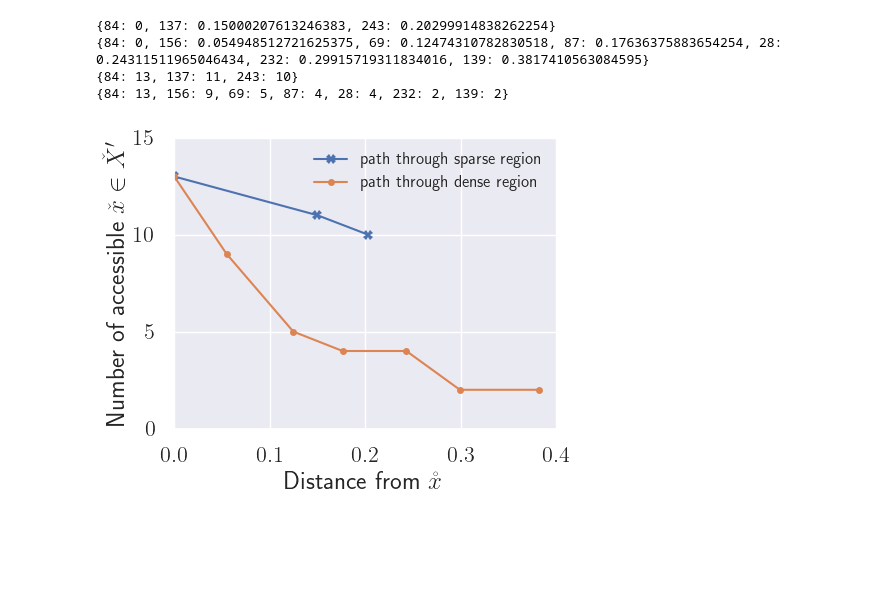
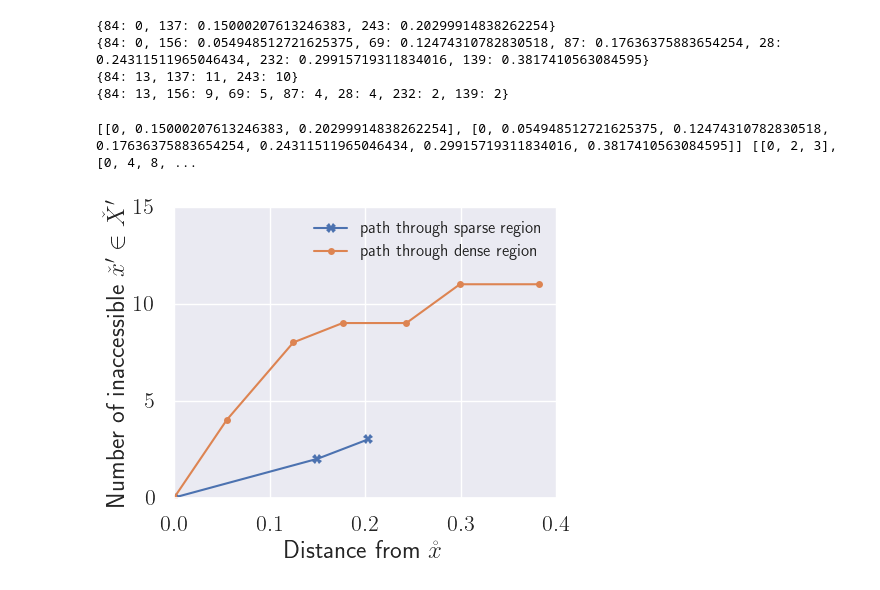
Before and after one commit to xuanxuanxuan-git/facelift, a Jupyter notebook: examples/two_moons.ipynb, the cells around one changed output. Saved outputs shown, nothing was run; the diff lists cells and outputs as text; code cells hidden in the pictures; blank space fills up the shorter version.

Commit message:
update two moon

```diff
--- a/examples/two_moons.ipynb
+++ b/examples/two_moons.ipynb
@@ -15,9 +15,11 @@ from tqdm import tqdm
 from scipy.sparse import csr_matrix, csgraph
 from sklearn.cluster import KMeans
 from matplotlib.lines import Line2D
+from sklearn.model_selection import GridSearchCV
+from sklearn.neighbors import KernelDensity
 
 plt.style.use("seaborn-v0_8")
-sns.set(color_codes=True)
+sns.set(color_codes=False)
 plt.rc('text', usetex=True)
 plt.rc('text.latex', preamble=r'\usepackage{amsmath}')
 
@@ -664,21 +668,25 @@ dense_factor = count_accessible_cf_points(node_path_dense, X, predictions)
 {84: 13, 156: 9, 69: 5, 87: 4, 28: 4, 232: 2, 139: 2}
 # %%
 all_x = [list(sparse_dist.values()), list(dense_dist.values())]
-all_y = [list(sparse_factor.values()), list(dense_factor.values())]
+all_y = [list(13 - i for i in sparse_factor.values()), list(13 - i for i in dense_factor.values())]
+# %%
+print(all_x, all_y)
+# %% [output]
+[[0, 0.15000207613246383, 0.20299914838262254], [0, 0.054948512721625375, 0.12474310782830518, 0.17636375883654254, 0.24311511965046434, 0.29915719311834016, 0.3817410563084595]] [[0, 2, 3], [0, 4, 8, ...
 # %%
 fig, ax = plt.subplots(figsize=(5,4))
 ax.plot(all_x[0], all_y[0], marker="X", markersize = 7)
 ax.plot(all_x[1], all_y[1], marker="o", markersize = 5)
 ax.legend(["path through sparse region", "path through dense region"], fontsize=12)
 
 ax.set_xlim(0,)
 ax.set_ylim(0,15)
 ax.yaxis.get_major_locator().set_params(integer=True)
 ax.tick_params(axis='both', which='major', labelsize=16)
 ax.set_xlabel(r"Distance from $\mathring{x}$", fontsize=18)
-ax.set_ylabel(r"Number of accessible $\check{x} \in \check{X}^{\prime}$", fontsize=18)
+ax.set_ylabel(r"Number of inaccessible $\check{x}^{\prime} \in \check{X}^{\prime}$", fontsize=18)
 plt.tight_layout()
-plt.savefig(f"{workshop_paper_path}two_moons_directed_path_accessible_count.pdf", dpi=300, facecolor="white")
+plt.savefig(f"{workshop_paper_path}two_moons_directed_path_inaccessible_count.pdf", dpi=300, facecolor="white")
 plt.show()
 # %% [output]
-[figure, old version]
+[figure, new version]
```
Also changed, not shown: parts of 8 cells of this notebook.
